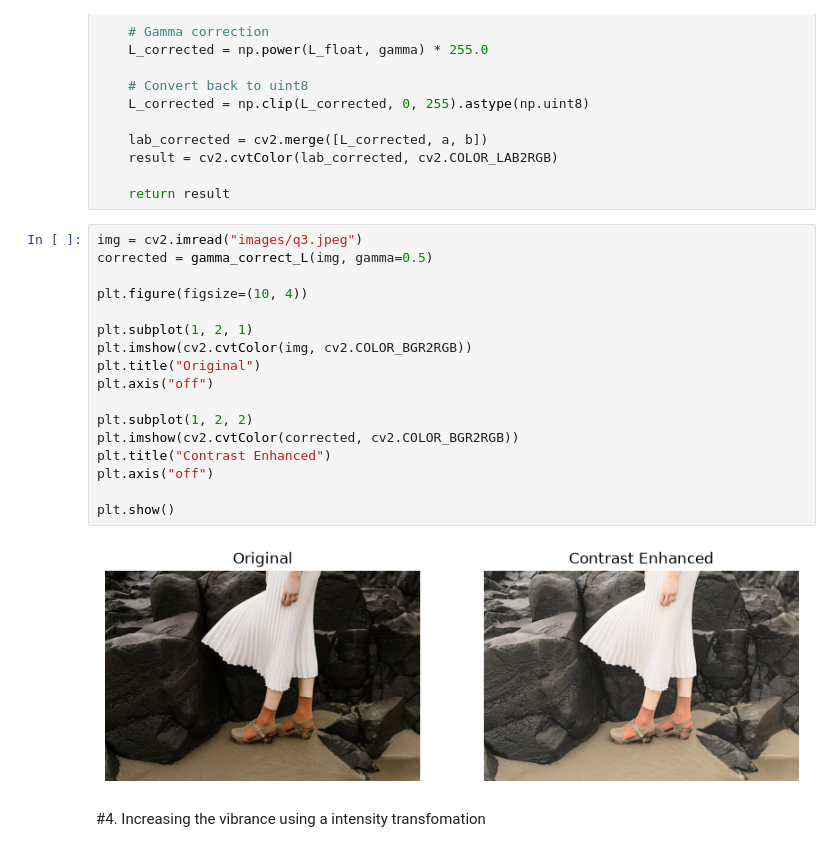
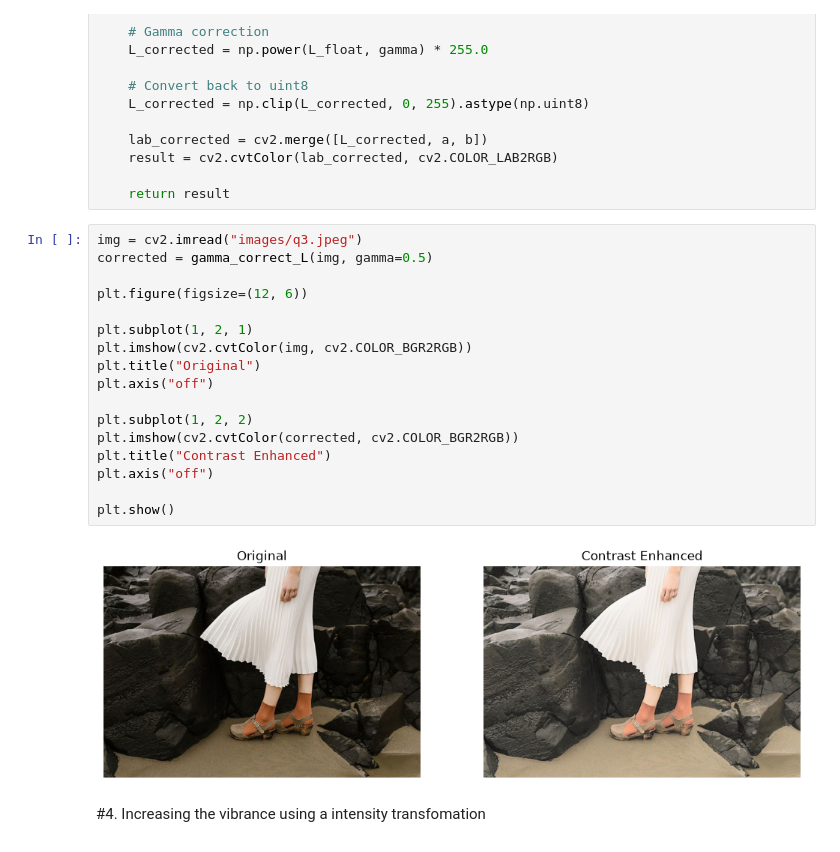
Before and after one commit to rus1ru/EN3160_Assignment_1, a Jupyter notebook: assignment_01.ipynb, the cells around one changed output. Cells and saved outputs as stored; diff of their text form.

```diff
--- a/assignment_01.ipynb
+++ b/assignment_01.ipynb
@@ -203,22 +203,22 @@ def gamma_correct_L(image, gamma=1):
 # %%
 img = cv2.imread("images/q3.jpeg")
 corrected = gamma_correct_L(img, gamma=0.5)
 
-plt.figure(figsize=(10, 4))
+plt.figure(figsize=(12, 6))
 
 plt.subplot(1, 2, 1)
 plt.imshow(cv2.cvtColor(img, cv2.COLOR_BGR2RGB))
 plt.title("Original")
 plt.axis("off")
 
 plt.subplot(1, 2, 2)
 plt.imshow(cv2.cvtColor(corrected, cv2.COLOR_BGR2RGB))
 plt.title("Contrast Enhanced")
 plt.axis("off")
 
 plt.show()
 # %% [output]
-[figure, old version]
+[figure, new version]
 # %% [markdown]
 #4. Increasing the vibrance using a intensity transfomation
 # %%
```
Also changed, not shown: parts of 6 cells of this notebook.
